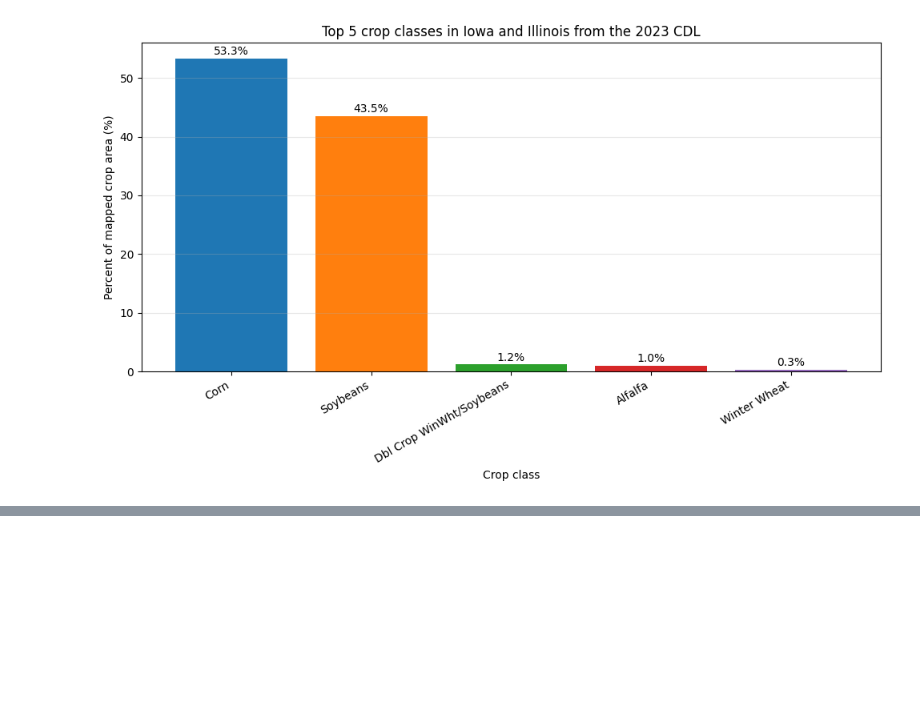
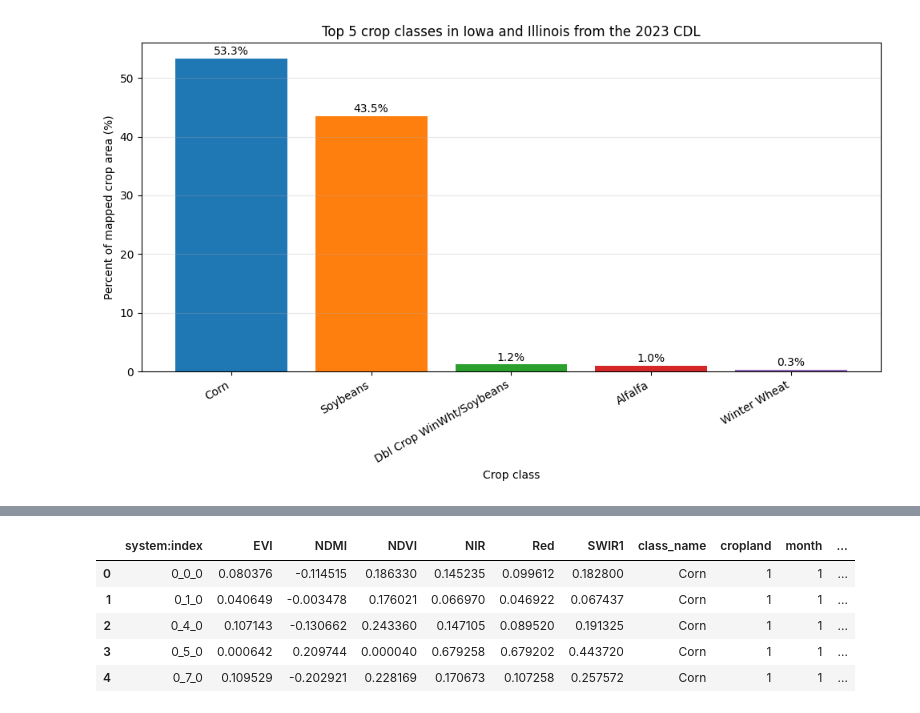
Before and after one commit to Aidan4478D/ECE414, a Jupyter notebook: ECE414_Assigment_2.ipynb, the cells around one changed output, grey strips where cells are left out. Cells and saved outputs as stored; diff of their text form; code cells hidden in the pictures; blank space fills up the shorter version.

```diff
--- a/ECE414_Assigment_2.ipynb
+++ b/ECE414_Assigment_2.ipynb
@@ -407,0 +624,18 @@ plt.show()
+# %%
+import numpy as np
+
+phen_df['month'] = phen_df['month'].astype(int)
+phen_df['cropland'] = phen_df['cropland'].astype(int)
+
+# Optional: remove extreme artifacts from residual bad pixels
+for band in ['NDVI', 'EVI', 'NDMI']:
+    phen_df.loc[~np.isfinite(phen_df[band]), band] = np.nan
+
+phen_df.head()
+# %% [output]
+|  | system:index | EVI | NDMI | NDVI | NIR | Red | SWIR1 | class_name | cropland | month | ... |
+| 0 | 0_0_0 | 0.080376 | -0.114515 | 0.186330 | 0.145235 | 0.099612 | 0.182800 | Corn | 1 | 1 | ... |
+| 1 | 0_1_0 | 0.040649 | -0.003478 | 0.176021 | 0.066970 | 0.046922 | 0.067437 | Corn | 1 | 1 | ... |
+| 2 | 0_4_0 | 0.107143 | -0.130662 | 0.243360 | 0.147105 | 0.089520 | 0.191325 | Corn | 1 | 1 | ... |
+| 3 | 0_5_0 | 0.000642 | 0.209744 | 0.000040 | 0.679258 | 0.679202 | 0.443720 | Corn | 1 | 1 | ... |
+| 4 | 0_7_0 | 0.109529 | -0.202921 | 0.228169 | 0.170673 | 0.107258 | 0.257572 | Corn | 1 | 1 | ... |
```
Also changed, not shown: parts of 16 cells of this notebook.
